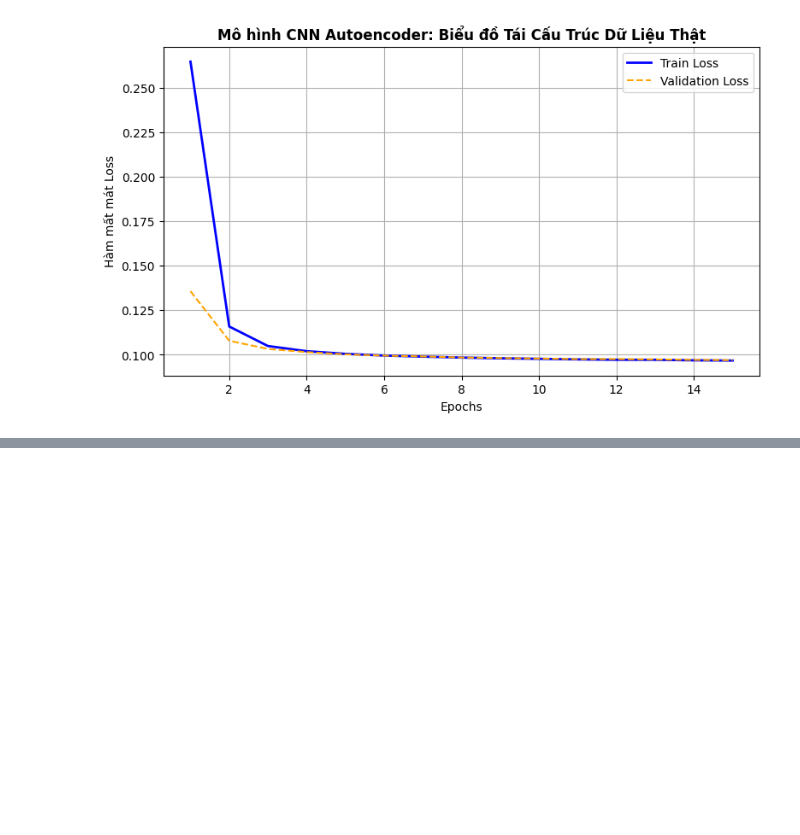
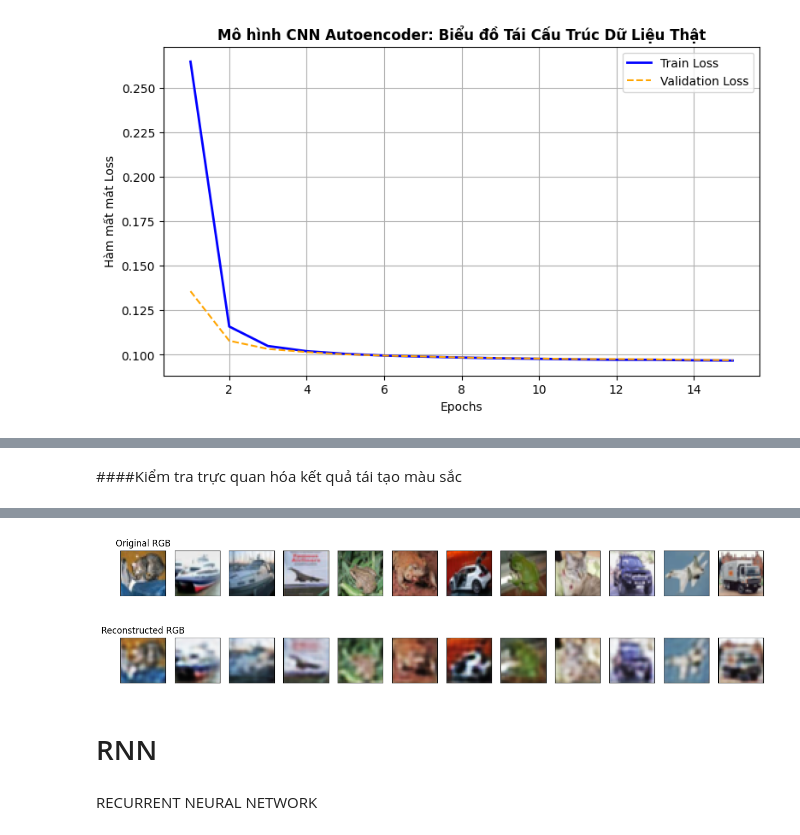
Before and after one commit to lcorn132/TH_DeepLearning, a Jupyter notebook: Tuan4.ipynb, the cells around one changed output, grey strips where cells are left out. Cells and saved outputs as stored; diff of their text form; code cells hidden in the pictures; blank space fills up the shorter version.

Commit message:
Được tạo bằng Colab

```diff
--- a/Tuan4.ipynb
+++ b/Tuan4.ipynb
@@ -536,0 +647,24 @@ plt.show()
+# %% [markdown]
+####Kiểm tra trực quan hóa kết quả tái tạo màu sắc
+# %%
+# Dự đoán thử nghiệm trên tập test dữ liệu màu
+decoded_imgs = cifar_autoencoder.predict(x_test)
+
+n = 12
+plt.figure(figsize=(16, 4))
+for i in range(n):
+    # Hiển thị ảnh màu gốc
+    ax = plt.subplot(2, n, i + 1)
+    plt.imshow(x_test[i])
+    ax.get_xaxis().set_visible(False)
+    ax.get_yaxis().set_visible(False)
+    if i == 0: ax.set_title("Original RGB")
+
+    # Hiển thị ảnh màu được tái dựng
+    ax = plt.subplot(2, n, i + 1 + n)
+    plt.imshow(decoded_imgs[i])
+    ax.get_xaxis().set_visible(False)
+    ax.get_yaxis().set_visible(False)
+    if i == 0: ax.set_title("Reconstructed RGB")
+plt.show()
+# %% [output]
@@ -536,0 +672,5 @@ plt.show()
+[figure, added]
+# %% [markdown]
+# RNN
+# %% [markdown]
+RECURRENT NEURAL NETWORK
```
Also changed, not shown: parts of 77 cells of this notebook.
